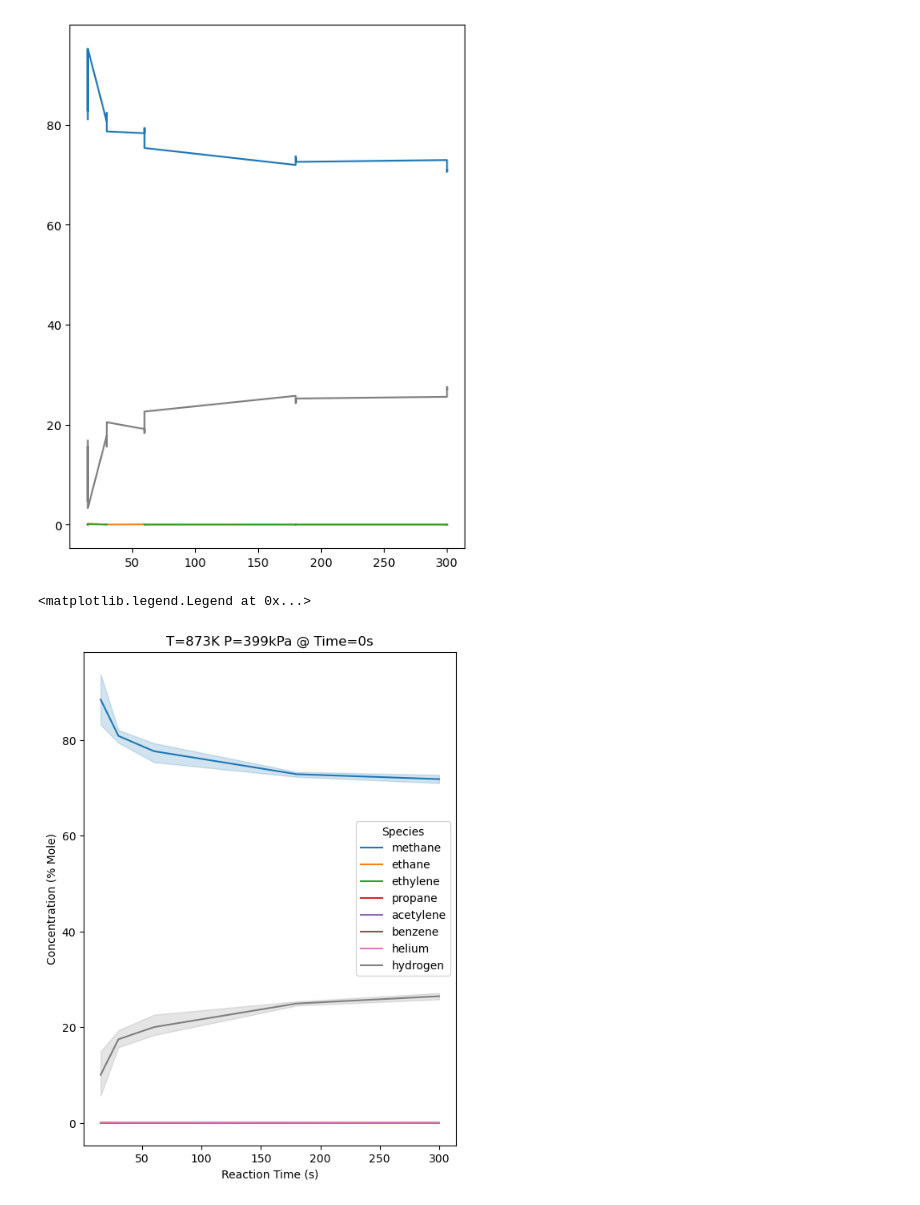
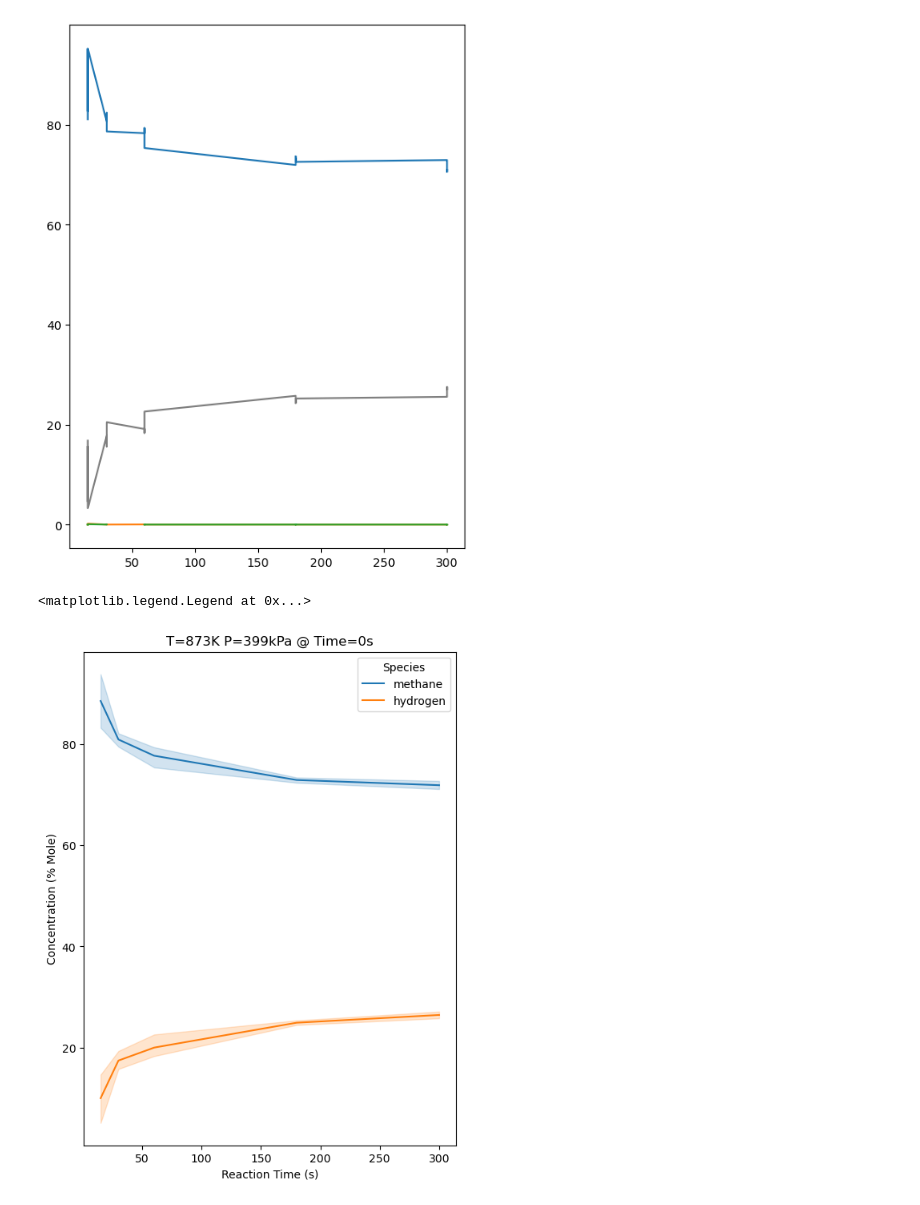
Before and after one commit to jkantorow/nucommlab-datavis-workshop, a Jupyter notebook: day-3/using_seaborn_and_matplotlib_together.ipynb, the cells around one changed output. Saved outputs shown, nothing was run; the diff lists cells and outputs as text; code cells hidden in the pictures.

```diff
--- a/day-3/using_seaborn_and_matplotlib_together.ipynb
+++ b/day-3/using_seaborn_and_matplotlib_together.ipynb
@@ -186,27 +186,27 @@ for key, val in y.items():
 # %%
 # However, things get trickier with Seaborn which favors "long" format data
 # (one column for all data with a separate column containing the feature label for each sample).
 # The Pandas module provides the pd.melt() method to convert wide to long format data:
 
 df = pd.read_csv('methane_pyrolysis_873K_399kPa_normalized_Tatum_J_et_al.csv')
-df_conc = df.drop(columns=['temperature', 'pressure'])
+df_conc = df[['reaction_time', 'methane', 'hydrogen']]
 df_conc_long = pd.melt(df_conc, ['reaction_time'])
 #df_conc_long.head()
 
 fig, ax = plt.subplots(figsize=(6, 8))
 
 sns.lineplot(
     ax=ax,
     data=df_conc_long,
     x='reaction_time',
     y='value',
     hue='variable'
 )
 
 ax.set_xlabel('Reaction Time (s)')
 ax.set_ylabel('Concentration (% Mole)')
 ax.set_title('T=873K P=399kPa @ Time=0s')
 ax.legend(title='Species')
 # %% [output]
 <matplotlib.legend.Legend at 0x...>
-[figure, old version]
+[figure, new version]
```
Also changed, not shown: parts of 9 cells of this notebook.
